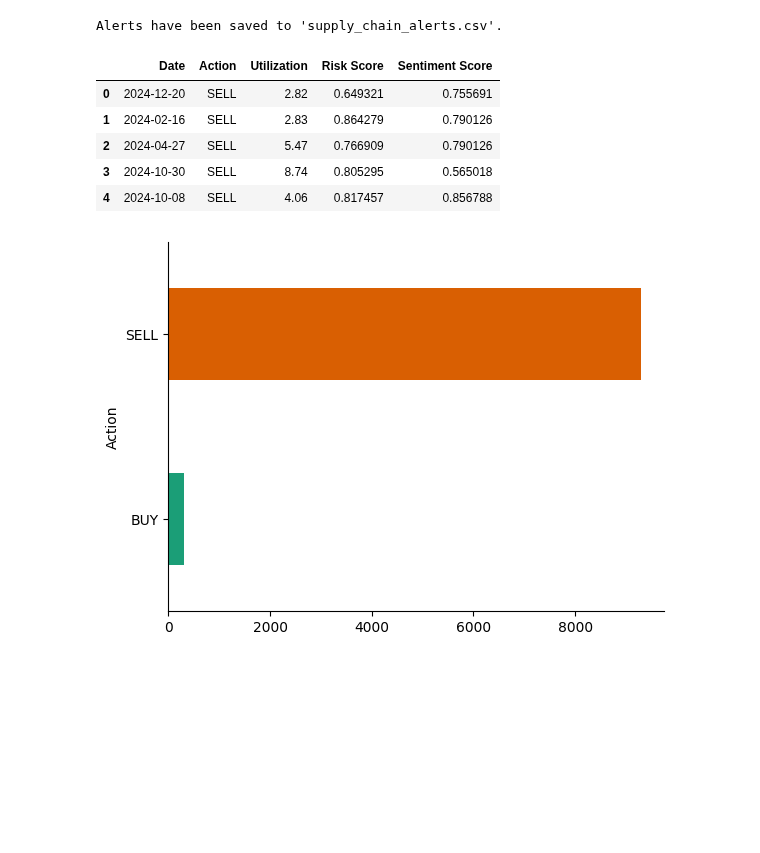
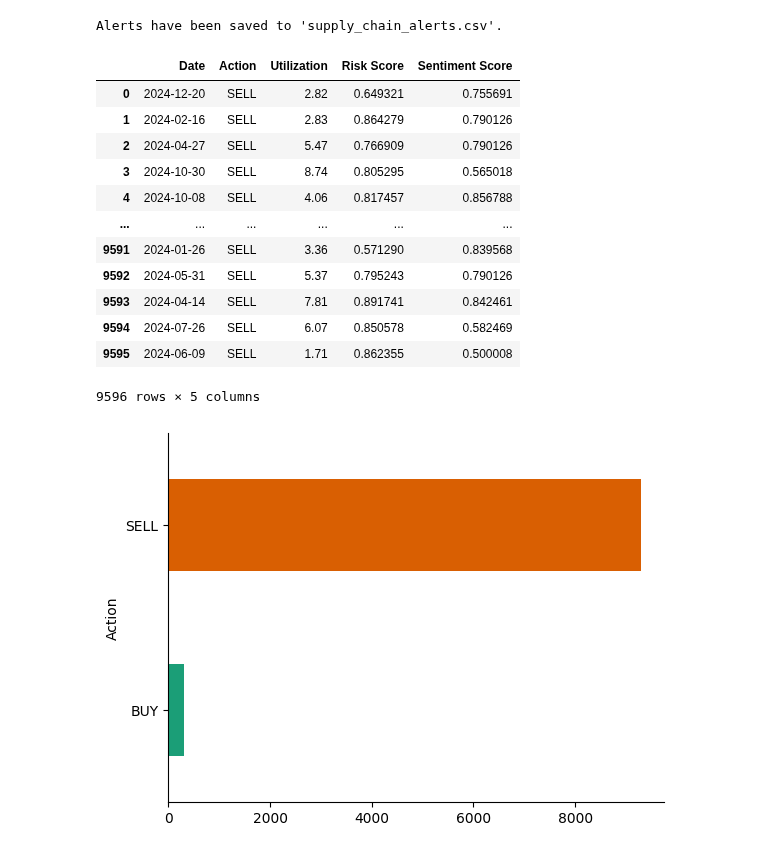
Before and after one commit to AnulipiJana/AI-Driven-Supply-Chain-Disruption-Predictor-and-Inventory-Optimization-System, a Jupyter notebook: INFOSYS_MAIN.ipynb, the cells around one changed output. Cells and saved outputs as stored; diff of their text form; code cells hidden in the pictures; blank space fills up the shorter version.

```diff
--- a/INFOSYS_MAIN.ipynb
+++ b/INFOSYS_MAIN.ipynb
@@ -401,14 +400,21 @@ print(f"Alerts have been saved to '{output_file}'.")
 Alerts have been saved to 'supply_chain_alerts.csv'.
 # %%
 alert_data= pd.read_csv("supply_chain_alerts.csv")
-alert_data.head()
+alert_data
 # %% [output]
 |  | Date | Action | Utilization | Risk Score | Sentiment Score |
 | 0 | 2024-12-20 | SELL | 2.82 | 0.649321 | 0.755691 |
 | 1 | 2024-02-16 | SELL | 2.83 | 0.864279 | 0.790126 |
 | 2 | 2024-04-27 | SELL | 5.47 | 0.766909 | 0.790126 |
 | 3 | 2024-10-30 | SELL | 8.74 | 0.805295 | 0.565018 |
 | 4 | 2024-10-08 | SELL | 4.06 | 0.817457 | 0.856788 |
+| ... | ... | ... | ... | ... | ... |
+| 9591 | 2024-01-26 | SELL | 3.36 | 0.571290 | 0.839568 |
+| 9592 | 2024-05-31 | SELL | 5.37 | 0.795243 | 0.790126 |
+| 9593 | 2024-04-14 | SELL | 7.81 | 0.891741 | 0.842461 |
+| 9594 | 2024-07-26 | SELL | 6.07 | 0.850578 | 0.582469 |
+| 9595 | 2024-06-09 | SELL | 1.71 | 0.862355 | 0.500008 |
+9596 rows × 5 columns
 # %%
 # @title Action
 
```
Also changed, not shown: parts of 7 cells of this notebook.
